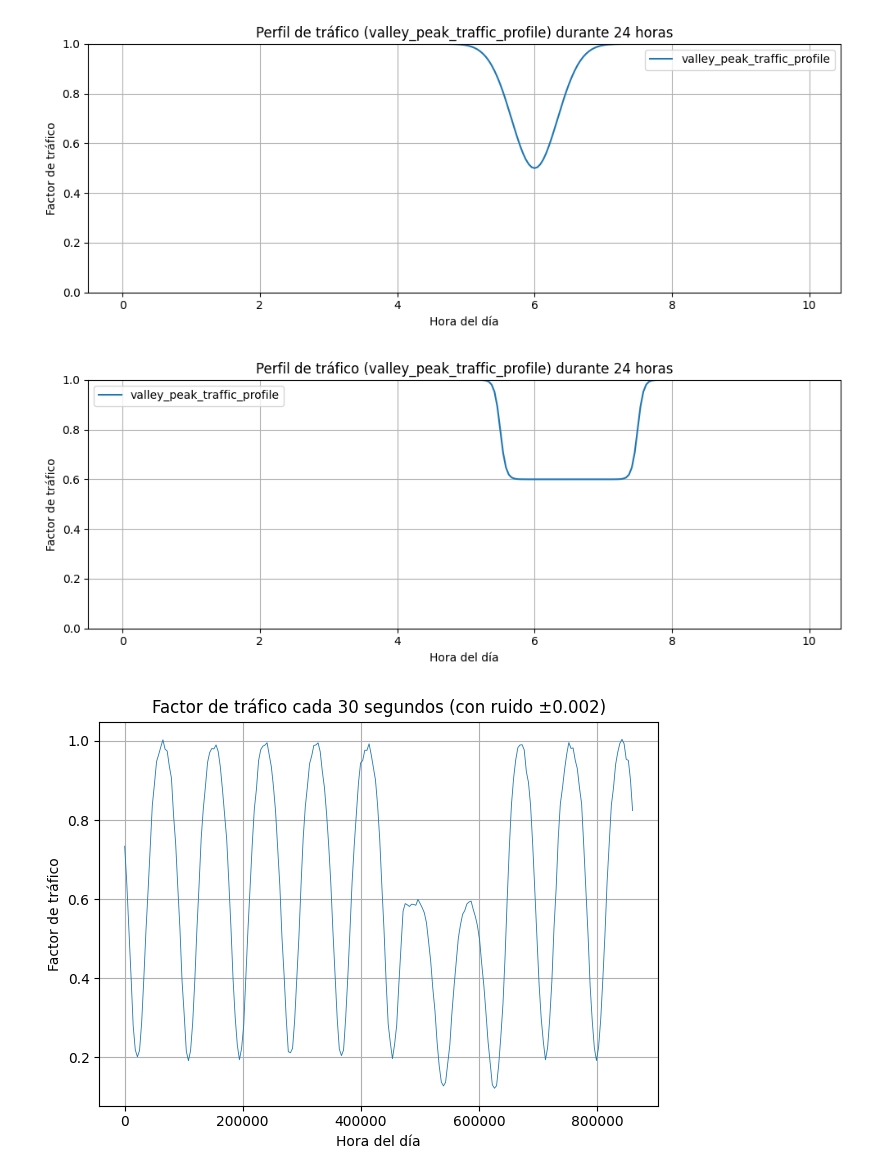
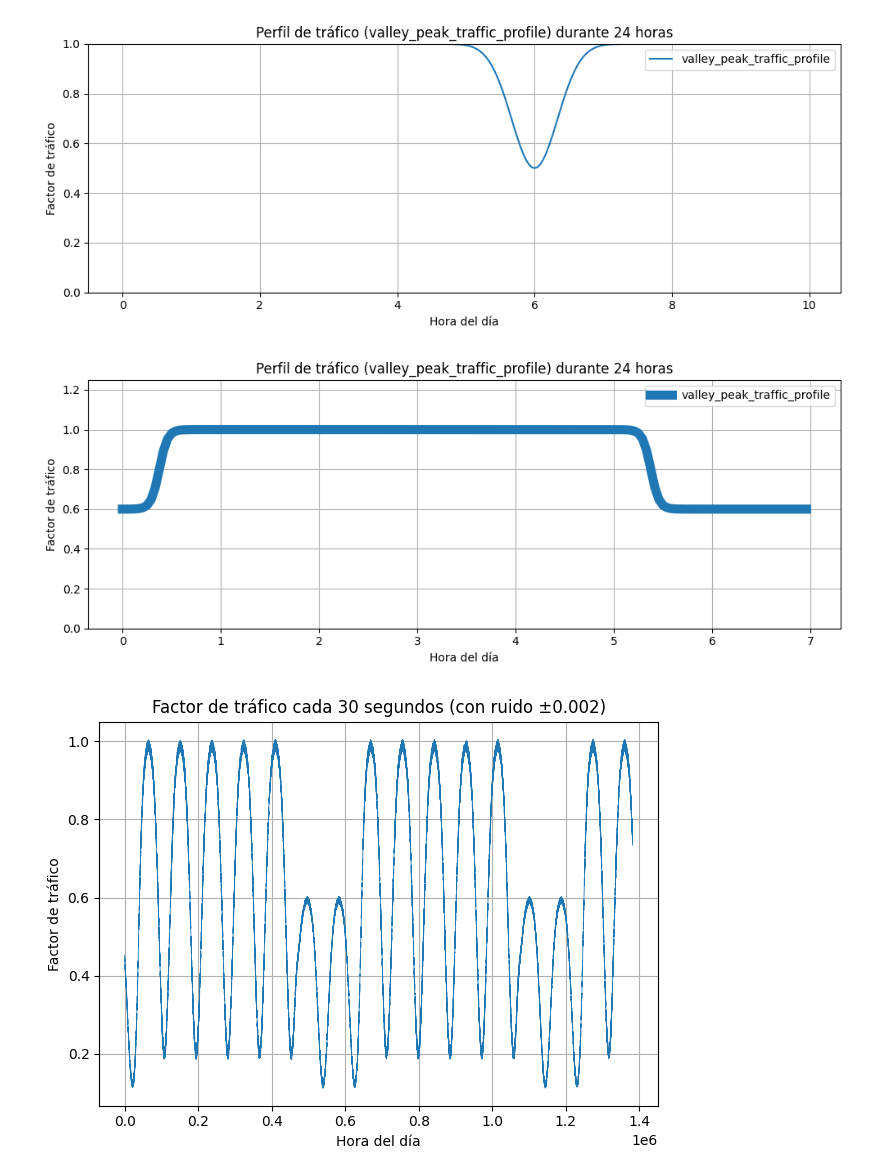
Before and after one commit to 6G-XTREME/PoF_Simulator, a Jupyter notebook: mocks/pruebas_funcion_picovalle/prueba fin de semana.ipynb, the cells around one changed output. Saved outputs shown, nothing was run; the diff lists cells and outputs as text; code cells hidden in the pictures.

Commit message:
Fix traffic model random peaks. Weekends perfectly modelled

```diff
--- a/mocks/pruebas_funcion_picovalle/prueba fin de semana.ipynb
+++ b/mocks/pruebas_funcion_picovalle/prueba fin de semana.ipynb
@@ -24,36 +24,68 @@ plt.show()
 # %% [output]
 [figure]
 # %%
-def f_gaussiana_finde_pulso(t, center=6.5*24*3600, transition_width=3600, width=2*24*3600, _limit=0.4):
+_SEMANA_SEGUNDOS = 7 * 24 * 3600
+
+# Parámetros configurables para el pulso de fin de semana
+# Día y hora de inicio del pulso (por defecto: día 0, 06:00)
+DIA_SUBIDA = 0
+HORA_INICIO_SUBIDA = 6
+HORA_FIN_SUBIDA = 12
+# Día y hora de fin del pulso (por defecto: día 5, 12:00)
+DIA_BAJADA = 5
+HORA_INICIO_BAJADA = 6
+HORA_FIN_BAJADA = 12
+
+
+# Cálculo de los instantes clave en segundos
+_SUBIDA_START = DIA_SUBIDA * 24 * 3600 + HORA_INICIO_SUBIDA * 3600
+_SUBIDA_END = DIA_SUBIDA * 24 * 3600 + HORA_FIN_SUBIDA * 3600
+_SUBIDA_MID = (_SUBIDA_START + _SUBIDA_END) / 2
+
+_BAJADA_START = DIA_BAJADA * 24 * 3600 + HORA_INICIO_BAJADA * 3600
+_BAJADA_END = DIA_BAJADA * 24 * 3600 + HORA_FIN_BAJADA * 3600
+_BAJADA_MID = (_BAJADA_START + _BAJADA_END) / 2
+
+def _sigmoid(x, midpoint, width):
+    # width controla la "pendiente" de la sigmoide (más pequeño = más abrupto)
+    return 1 / (1 + np.exp(-(x - midpoint) / width))
+
+def f_gaussiana_finde_pulso(t_segundos, transition_width=3600, base=0.6, peak=1.0):
     """
-    Pulso centrado correctamente: el centro es el punto medio del pulso.
+    Perfil de pulso para fin de semana:
+    - Entre las 06:00 del día 1 y las 12:00 del día 1 ocurre la subida (sigmoide) de base a peak.
+    - Entre las 06:00 del día 6 (sábado) y las 12:00 del día 6 ocurre la bajada (sigmoide) de peak a base.
+    Las transiciones son suaves (sigmoides).
     """
-    def sigmoid(x, midpoint, slope):
-        return 1 / (1 + np.exp(-(x - midpoint) / slope))
+    # Recortar t_segundos a la semana y convertir a array para operaciones vectorizadas
+    t = np.asarray(t_segundos) % _SEMANA_SEGUNDOS
 
-    # El pulso va de (center - width/2) a (center + width/2)
-    start = center - width / 2
-    end = center + width / 2
-    rise = sigmoid(t, start, transition_width)
-    fall = sigmoid(t, end, transition_width)
-    return 1 - _limit * (rise - fall)
+    # Sigmoide de subida: pasa de base a peak
+    subida = base + (peak - base) * _sigmoid(t, _SUBIDA_MID, transition_width)
+    # Sigmoide de bajada: pasa de peak a base
+    bajada = peak - (peak - base) * _sigmoid(t, _BAJADA_MID, transition_width)
+
+    # El perfil es: base fuera del pulso, peak dentro del pulso (subida y bajada suaves)
+    # El valor final es el mínimo entre subida y bajada (para formar el "pulso" de fin de semana)
+    return np.minimum(subida, bajada)
+
 
 # Graficar la función valley_peak_traffic_profile para 24 horas (en segundos)
-t_segundos_plot = np.arange(0, 10*24*3600, 3600)  # cada minuto
+t_segundos_plot = np.arange(0, 7*24*3600, 3600)  # cada minuto
 valores = f_gaussiana_finde_pulso(t_segundos_plot)
 
 plt.figure(figsize=(10,4))
-plt.plot(t_segundos_plot / (3600*24), valores, label="valley_peak_traffic_profile")
+plt.plot(t_segundos_plot / (3600*24), valores, label="valley_peak_traffic_profile", lw=8)
 plt.xlabel("Hora del día")
 plt.ylabel("Factor de tráfico")
-plt.ylim(0,1)
+plt.ylim(0,1.25)
 plt.title("Perfil de tráfico (valley_peak_traffic_profile) durante 24 horas")
 plt.grid(True)
 plt.tight_layout()
 plt.legend()
 plt.show()
 # %% [output]
-[figure, old version]
+[figure, new version]
 # %%
 def f_gaussiana_base(t, _sigma=4*3600, _mu=12*3600):
     return 1 - np.exp(-((t - _mu)**2) / (2 * _sigma**2))
@@ -76,10 +108,10 @@ def estimate_traffic_from_seconds(t_segundos_orig, ruido=True, ruido_max=0.015,
     Usa interpolación con resolución de 15 minutos (900s) y ruido opcional.
     """
     # Desplazamos el tiempo 6 horas hacia adelante, para ajustar el valle de la función
-    t_segundos = t_segundos_orig + 6 * 3600
+    t_segundos_des = t_segundos_orig + 6 * 3600
 
     # Normalizar el tiempo al rango de un día
-    t_segundos_norm = t_segundos % (24 * 3600)  # segundos en un día
+    t_segundos_norm = t_segundos_des % (24 * 3600)  # segundos en un día
 
     # Crear vector base de referencia (cada 15 minutos = 900s)
     tiempos_base = np.arange(0, 24 * 3600, 900)
@@ -91,33 +123,34 @@ def estimate_traffic_from_seconds(t_segundos_orig, ruido=True, ruido_max=0.015,
     # Aplicar ruido
     if ruido:
         if seed is not None:
             np.random.seed(seed)
         delta = np.random.uniform(-ruido_max, ruido_max)
         valor_estimado += delta
 
 
     # Fin de semana = dias 6 y 7. Obtener el equivalente en dia respecto de los segundos
-    valor_estimado = valor_estimado * f_gaussiana_finde_pulso(t_segundos_orig)
+    t_segundos_semana = (t_segundos_orig - 1 * 3600) % (7 * 24 * 3600)
+    valor_estimado = valor_estimado * f_gaussiana_finde_pulso(t_segundos_semana)
 
     return valor_estimado
 
 
 
 
 
 # Simular tráfico cada 1 hora durante 2 semanas
-t_segundos = np.arange(0, 10*24*3600, 3600)
+t_segundos = np.arange(0, 16*24*3600, 60)
 factores = [estimate_traffic_from_seconds(t) for t in t_segundos]
 
 # Graficar
 # horas_decimal = t_segundos / 3600
 horas_decimal = t_segundos
 plt.plot(horas_decimal, factores, lw=0.6)
 plt.title("Factor de tráfico cada 30 segundos (con ruido ±0.002)")
 plt.xlabel("Hora del día")
 plt.ylabel("Factor de tráfico")
 plt.grid(True)
 plt.tight_layout()
 plt.show()
 # %% [output]
-[figure, old version]
+[figure, new version]
```
Also changed, not shown: 1 other file.
